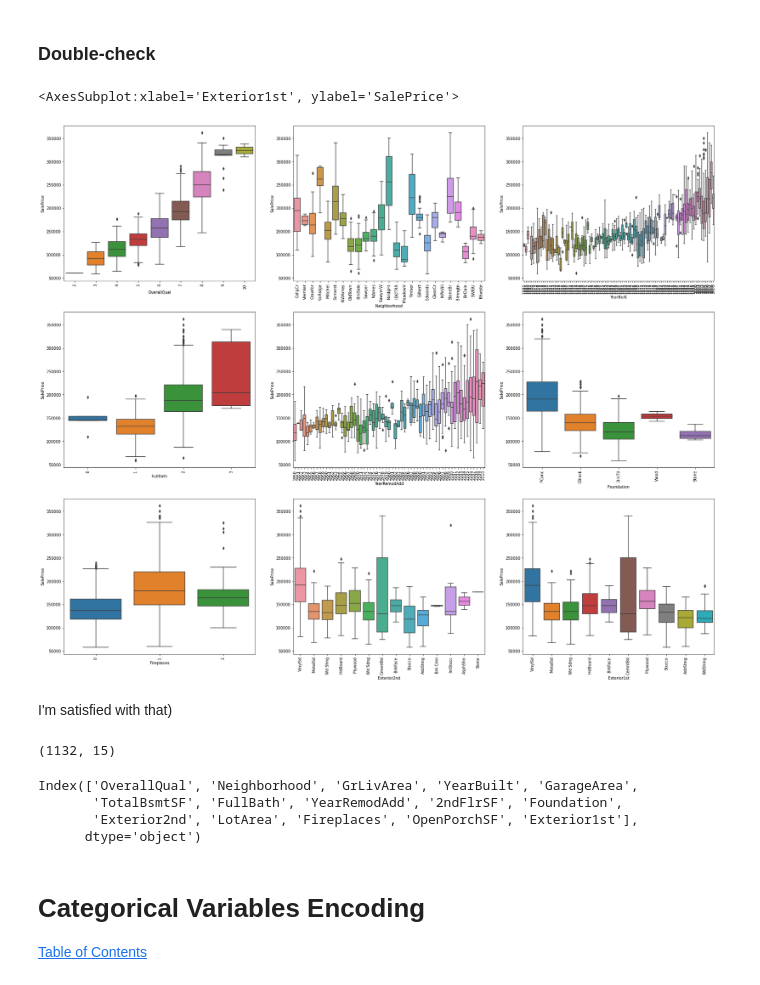
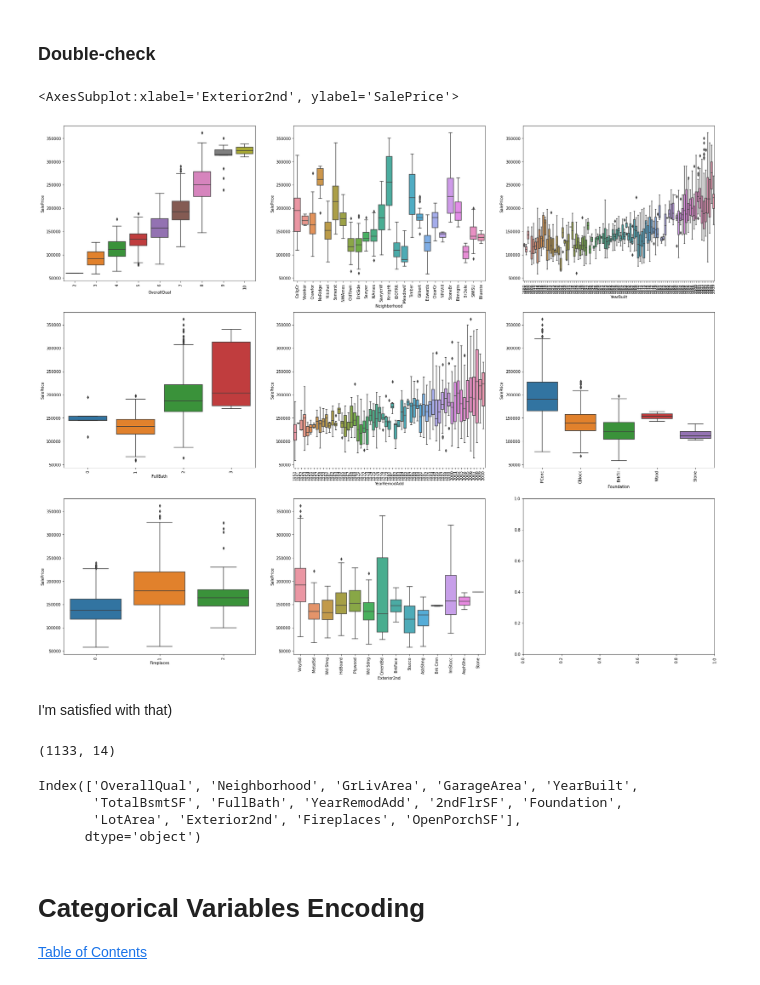
Before and after one commit to KorniiVlasenko/House-Price-Predictor-ML-Regression, a Jupyter notebook: Notebooks/Exploratory/ExplaratoryAnalysis.ipynb, the cells around one changed output. Saved outputs shown, nothing was run; the diff lists cells and outputs as text; code cells hidden in the pictures.

```diff
--- a/Notebooks/Exploratory/ExplaratoryAnalysis.ipynb
+++ b/Notebooks/Exploratory/ExplaratoryAnalysis.ipynb
@@ -732,7 +727,7 @@ Index(['OverallQual', 'Neighborhood', 'GrLivArea', 'YearBuilt', 'GarageArea',
       dtype='object')
 # %%
 cat_cols = ['OverallQual', 'Neighborhood', 'YearBuilt', 'FullBath', 'YearRemodAdd',
-            'Foundation','Exterior2nd', 'Fireplaces', 'Exterior1st']
+            'Foundation','Exterior2nd', 'Fireplaces']
 # %%
 X, y = drop_outliers_from_cat_cols(X, y, cat_cols)
 # %% [markdown]
@@ -740,37 +735,36 @@ X, y = drop_outliers_from_cat_cols(X, y, cat_cols)
 # %%
 fig, axes = plt.subplots(3, 3, figsize=(30, 25))
 
 for ax in axes.flat:
     ax.tick_params(axis='x', labelrotation=90)
 
 sns.boxplot(x=X['OverallQual'], y=y, ax=axes[0, 0])
 sns.boxplot(x=X['Neighborhood'], y=y, ax=axes[0, 1])
 sns.boxplot(x=X['YearBuilt'], y=y, ax=axes[0, 2])
 
 sns.boxplot(x=X['FullBath'], y=y, ax=axes[1, 0])
 sns.boxplot(x=X['YearRemodAdd'], y=y, ax=axes[1, 1])
 sns.boxplot(x=X['Foundation'], y=y, ax=axes[1, 2])
 
 sns.boxplot(x=X['Fireplaces'], y=y, ax=axes[2, 0])
 sns.boxplot(x=X['Exterior2nd'], y=y, ax=axes[2, 1])
-sns.boxplot(x=X['Exterior1st'], y=y, ax=axes[2, 2])
 # %% [output]
-<AxesSubplot:xlabel='Exterior1st', ylabel='SalePrice'>
+<AxesSubplot:xlabel='Exterior2nd', ylabel='SalePrice'>
-[figure, old version]
+[figure, new version]
 # %% [markdown]
 I'm satisfied with that)
 # %%
 X.shape
 # %% [output]
-(1132, 15)
+(1133, 14)
 # %%
 y = y[X.index]
 # %%
 X.columns
 # %% [output]
-Index(['OverallQual', 'Neighborhood', 'GrLivArea', 'YearBuilt', 'GarageArea',
+Index(['OverallQual', 'Neighborhood', 'GrLivArea', 'GarageArea', 'YearBuilt',
        'TotalBsmtSF', 'FullBath', 'YearRemodAdd', '2ndFlrSF', 'Foundation',
-       'Exterior2nd', 'LotArea', 'Fireplaces', 'OpenPorchSF', 'Exterior1st'],
+       'LotArea', 'Exterior2nd', 'Fireplaces', 'OpenPorchSF'],
       dtype='object')
 # %% [markdown]
 # Categorical Variables Encoding <a name = 'encoding'></a>
```
Also changed, not shown: parts of 15 cells of this notebook, 8 other files.
